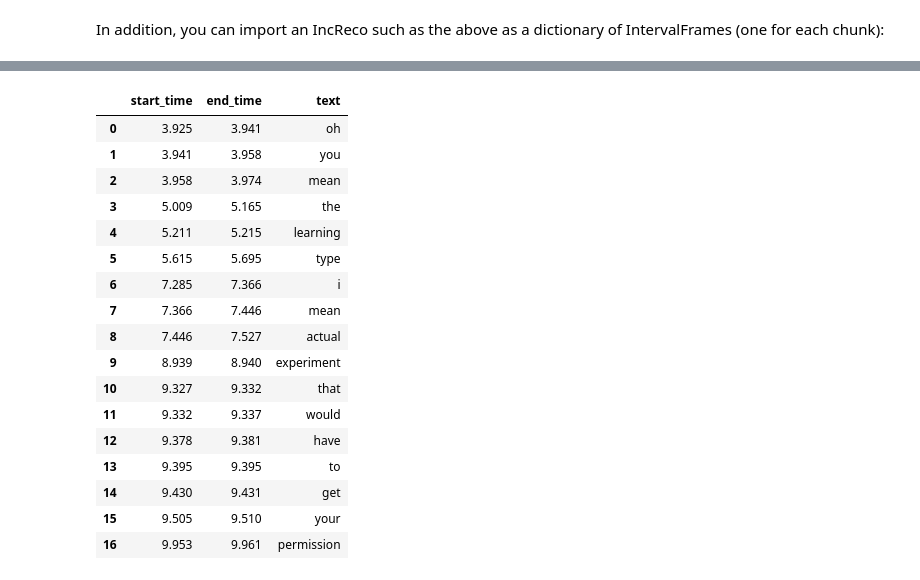
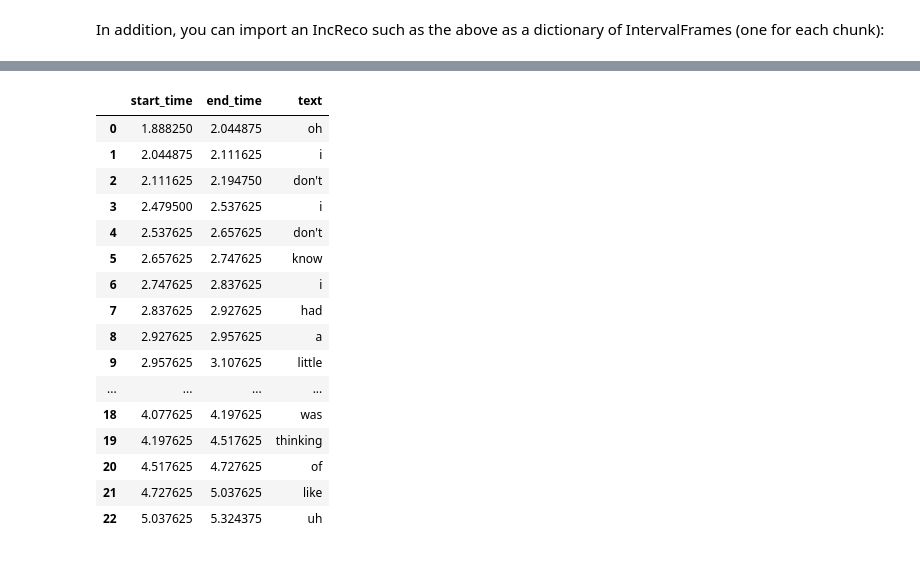
Before and after one commit to clp-research/mumodo, a Jupyter notebook: notebooks/BasicIO.ipynb, the cells around one changed output, grey strips where cells are left out. Cells and saved outputs as stored; diff of their text form; code cells hidden in the pictures.

```diff
--- a/notebooks/BasicIO.ipynb
+++ b/notebooks/BasicIO.ipynb
@@ -310,22 +322,21 @@ print myrecodict.keys()
 # %%
 #display the final output intervalframe
-myrecodict['9.97']
+myrecodict['5.44']
 # %% [output]
 |  | start_time | end_time | text |
-| 0 | 3.925 | 3.941 | oh |
-| 1 | 3.941 | 3.958 | you |
-| 2 | 3.958 | 3.974 | mean |
-| 3 | 5.009 | 5.165 | the |
-| 4 | 5.211 | 5.215 | learning |
-| 5 | 5.615 | 5.695 | type |
-| 6 | 7.285 | 7.366 | i |
-| 7 | 7.366 | 7.446 | mean |
-| 8 | 7.446 | 7.527 | actual |
-| 9 | 8.939 | 8.940 | experiment |
-| 10 | 9.327 | 9.332 | that |
-| 11 | 9.332 | 9.337 | would |
-| 12 | 9.378 | 9.381 | have |
-| 13 | 9.395 | 9.395 | to |
-| 14 | 9.430 | 9.431 | get |
-| 15 | 9.505 | 9.510 | your |
-| 16 | 9.953 | 9.961 | permission |
+| 0 | 1.888250 | 2.044875 | oh |
+| 1 | 2.044875 | 2.111625 | i |
+| 2 | 2.111625 | 2.194750 | don't |
+| 3 | 2.479500 | 2.537625 | i |
+| 4 | 2.537625 | 2.657625 | don't |
+| 5 | 2.657625 | 2.747625 | know |
+| 6 | 2.747625 | 2.837625 | i |
+| 7 | 2.837625 | 2.927625 | had |
+| 8 | 2.927625 | 2.957625 | a |
+| 9 | 2.957625 | 3.107625 | little |
+| ... | ... | ... | ... |
+| 18 | 4.077625 | 4.197625 | was |
+| 19 | 4.197625 | 4.517625 | thinking |
+| 20 | 4.517625 | 4.727625 | of |
+| 21 | 4.727625 | 5.037625 | like |
+| 22 | 5.037625 | 5.324375 | uh |
```
Also changed, not shown: parts of 5 cells of this notebook, 2 other files.
